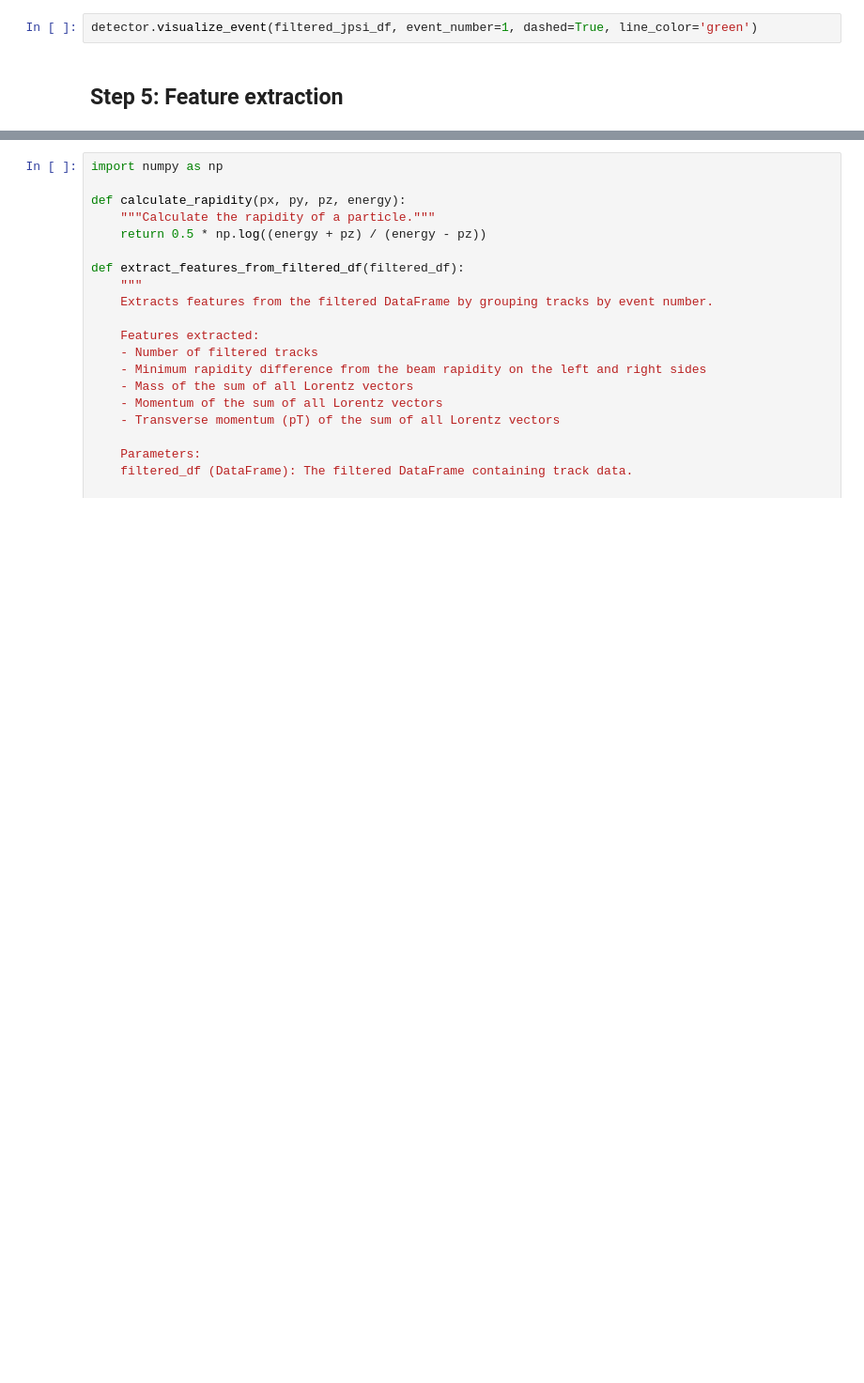
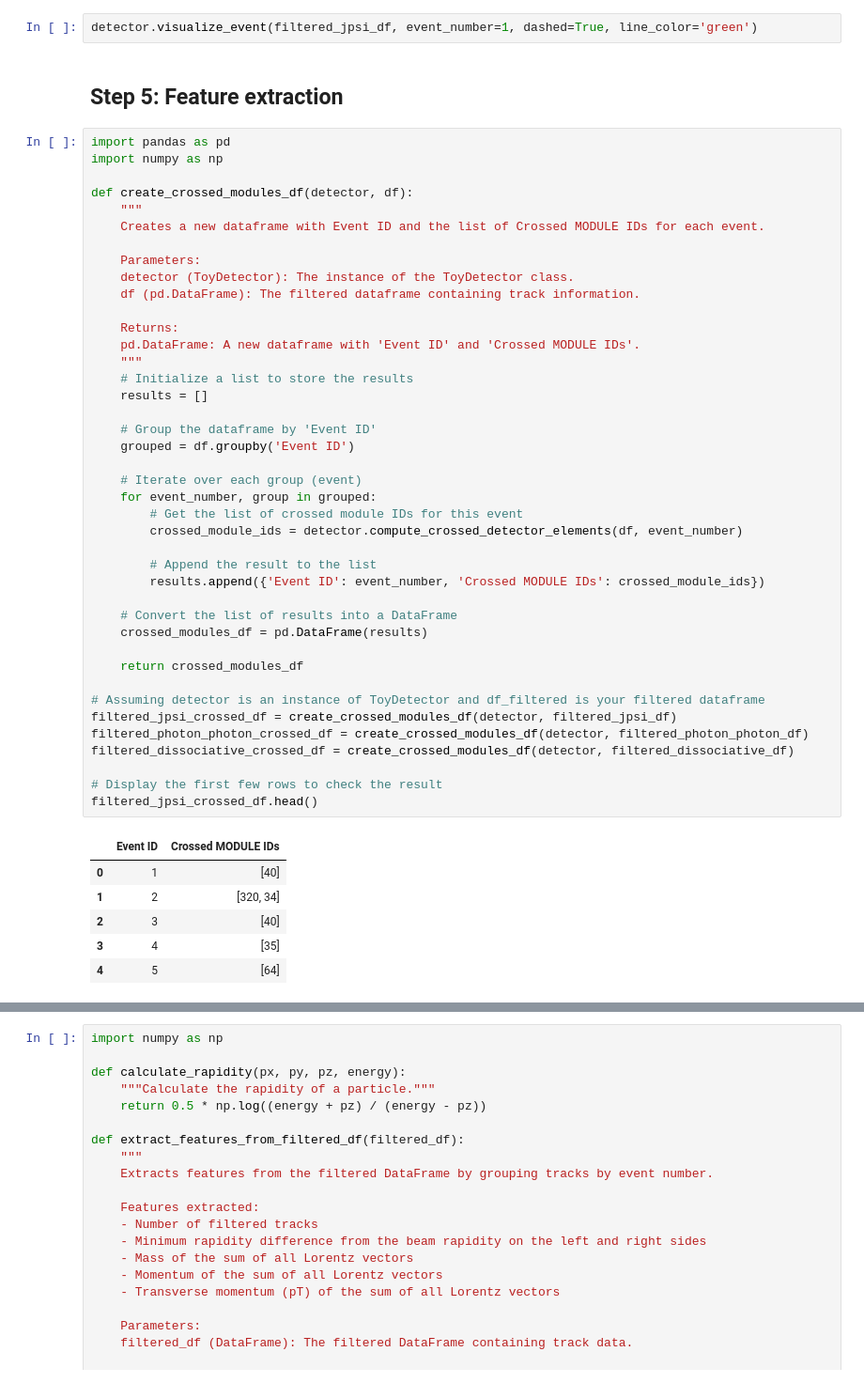
Before and after one commit to siragoni/ML-upc, a Jupyter notebook: ClassifierV2-before-reconstruction.ipynb, the cells around one changed output, grey strips where cells are left out. Shown at 94% size. Cells and saved outputs as stored; diff of their text form; blank space fills up the shorter version.

```diff
--- a/ClassifierV2-before-reconstruction.ipynb
+++ b/ClassifierV2-before-reconstruction.ipynb
@@ -380,3 +380,51 @@ detector.visualize_event(filtered_dissociative_df, event_number=1, dashed=True,
 detector.visualize_event(filtered_jpsi_df, event_number=1, dashed=True, line_color='green')
 # %% [markdown]
 ## Step 5: Feature extraction
+# %%
+import pandas as pd
+import numpy as np
+
+def create_crossed_modules_df(detector, df):
+    """
+    Creates a new dataframe with Event ID and the list of Crossed MODULE IDs for each event.
+
+    Parameters:
+    detector (ToyDetector): The instance of the ToyDetector class.
+    df (pd.DataFrame): The filtered dataframe containing track information.
+
+    Returns:
+    pd.DataFrame: A new dataframe with 'Event ID' and 'Crossed MODULE IDs'.
+    """
+    # Initialize a list to store the results
+    results = []
+
+    # Group the dataframe by 'Event ID'
+    grouped = df.groupby('Event ID')
+
+    # Iterate over each group (event)
+    for event_number, group in grouped:
+        # Get the list of crossed module IDs for this event
+        crossed_module_ids = detector.compute_crossed_detector_elements(df, event_number)
+
+        # Append the result to the list
+        results.append({'Event ID': event_number, 'Crossed MODULE IDs': crossed_module_ids})
+
+    # Convert the list of results into a DataFrame
+    crossed_modules_df = pd.DataFrame(results)
+
+    return crossed_modules_df
+
+# Assuming detector is an instance of ToyDetector and df_filtered is your filtered dataframe
+filtered_jpsi_crossed_df = create_crossed_modules_df(detector, filtered_jpsi_df)
+filtered_photon_photon_crossed_df = create_crossed_modules_df(detector, filtered_photon_photon_df)
+filtered_dissociative_crossed_df = create_crossed_modules_df(detector, filtered_dissociative_df)
+
+# Display the first few rows to check the result
+filtered_jpsi_crossed_df.head()
+# %% [output]
+|  | Event ID | Crossed MODULE IDs |
+| 0 | 1 | [40] |
+| 1 | 2 | [320, 34] |
+| 2 | 3 | [40] |
+| 3 | 4 | [35] |
+| 4 | 5 | [64] |
```
Also changed, not shown: parts of 6 cells of this notebook, 3 other files.
